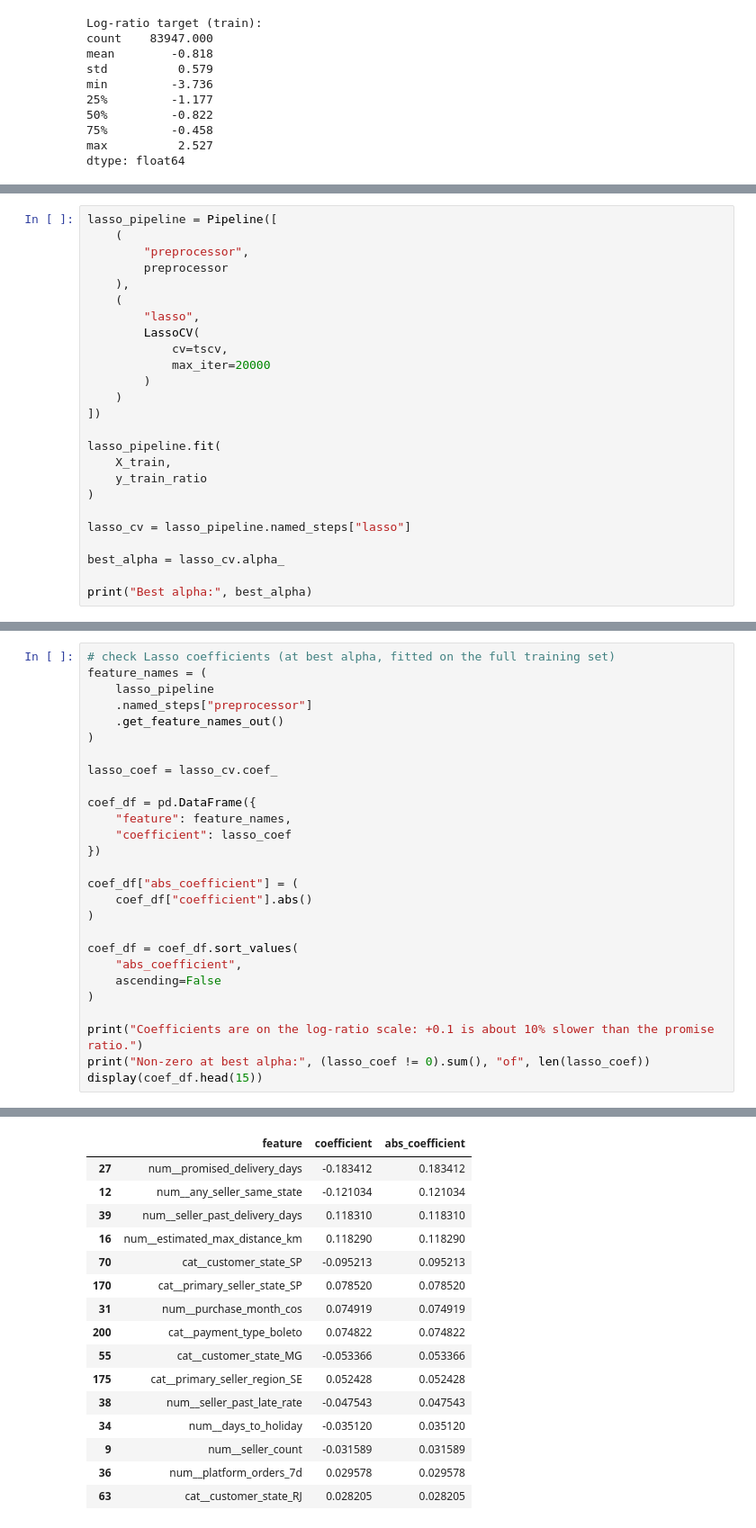
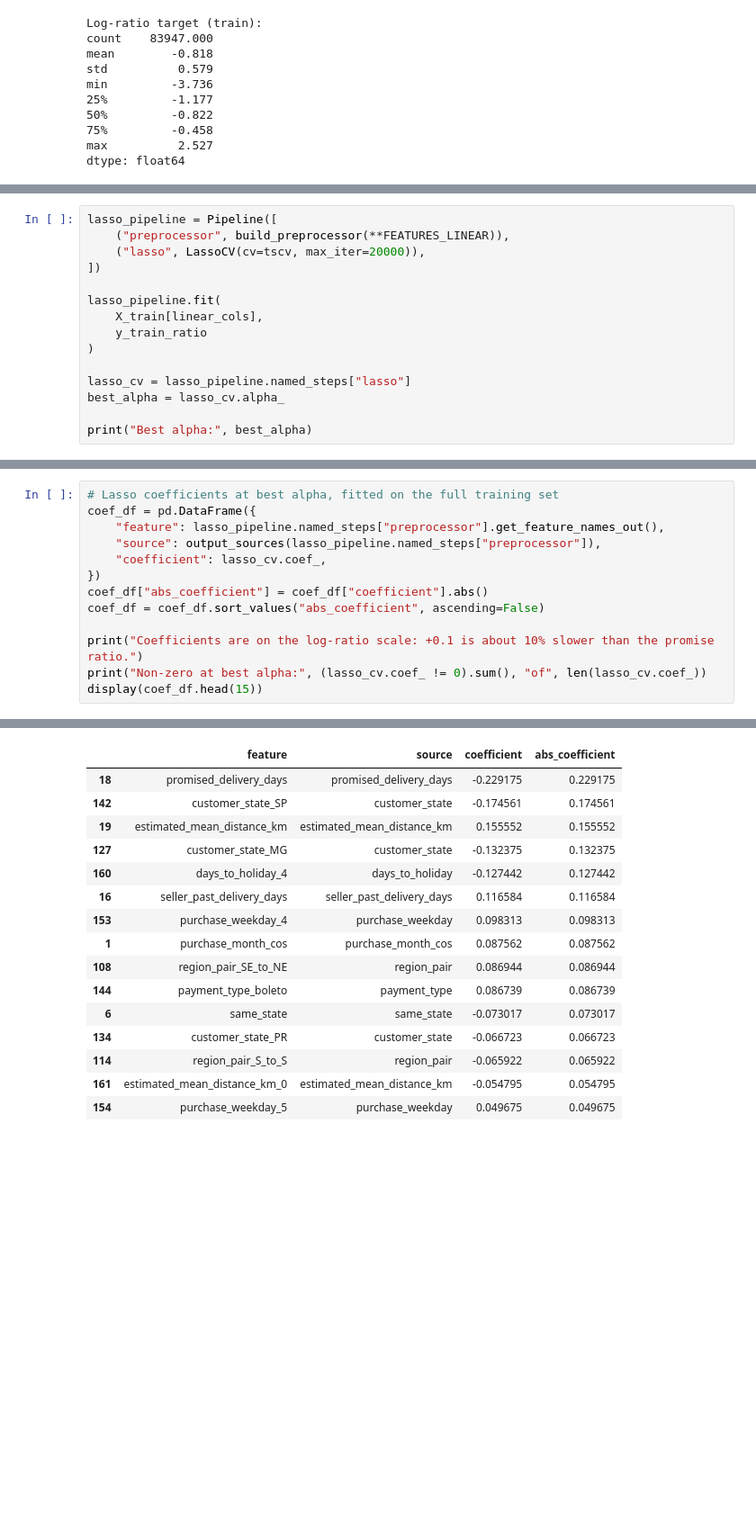
Before and after one commit to zhuamnq/Team2_IT5006_Ecommerce_Analytics_AY2627Sem1, a Jupyter notebook: notebooks/03c_feature_selection.ipynb, the cells around one changed output, grey strips where cells are left out. Shown at 90% size. Saved outputs shown, nothing was run; the diff lists cells and outputs as text; blank space fills up the shorter version.

```diff
--- a/notebooks/03c_feature_selection.ipynb
+++ b/notebooks/03c_feature_selection.ipynb
@@ -406,25 +252,15 @@ The one-standard-error alpha (largest alpha within one standard error of the bes
 # %%
 lasso_pipeline = Pipeline([
-    (
-        "preprocessor",
-        preprocessor
-    ),
-    (
-        "lasso",
-        LassoCV(
-            cv=tscv,
-            max_iter=20000
-        )
-    )
+    ("preprocessor", build_preprocessor(**FEATURES_LINEAR)),
+    ("lasso", LassoCV(cv=tscv, max_iter=20000)),
 ])
 
 lasso_pipeline.fit(
-    X_train,
+    X_train[linear_cols],
     y_train_ratio
 )
 
 lasso_cv = lasso_pipeline.named_steps["lasso"]
-
 best_alpha = lasso_cv.alpha_
 
 print("Best alpha:", best_alpha)
@@ -433,29 +269,15 @@ Best alpha: 0.004061171534340354
 # %%
-# check Lasso coefficients (at best alpha, fitted on the full training set)
-feature_names = (
-    lasso_pipeline
-    .named_steps["preprocessor"]
-    .get_feature_names_out()
-)
-
-lasso_coef = lasso_cv.coef_
-
+# Lasso coefficients at best alpha, fitted on the full training set
 coef_df = pd.DataFrame({
-    "feature": feature_names,
-    "coefficient": lasso_coef
+    "feature": lasso_pipeline.named_steps["preprocessor"].get_feature_names_out(),
+    "source": output_sources(lasso_pipeline.named_steps["preprocessor"]),
+    "coefficient": lasso_cv.coef_,
 })
-
-coef_df["abs_coefficient"] = (
-    coef_df["coefficient"].abs()
-)
-
-coef_df = coef_df.sort_values(
-    "abs_coefficient",
-    ascending=False
-)
+coef_df["abs_coefficient"] = coef_df["coefficient"].abs()
+coef_df = coef_df.sort_values("abs_coefficient", ascending=False)
 
 print("Coefficients are on the log-ratio scale: +0.1 is about 10% slower than the promise ratio.")
-print("Non-zero at best alpha:", (lasso_coef != 0).sum(), "of", len(lasso_coef))
+print("Non-zero at best alpha:", (lasso_cv.coef_ != 0).sum(), "of", len(lasso_cv.coef_))
 display(coef_df.head(15))
 # %% [output]
 Coefficients are on the log-ratio scale: +0.1 is about 10% slower than the promise ratio.
@@ -463,17 +285,17 @@ Non-zero at best alpha: 42 of 204
-|  | feature | coefficient | abs_coefficient |
-| 27 | num__promised_delivery_days | -0.183412 | 0.183412 |
-| 12 | num__any_seller_same_state | -0.121034 | 0.121034 |
-| 39 | num__seller_past_delivery_days | 0.118310 | 0.118310 |
-| 16 | num__estimated_max_distance_km | 0.118290 | 0.118290 |
-| 70 | cat__customer_state_SP | -0.095213 | 0.095213 |
-| 170 | cat__primary_seller_state_SP | 0.078520 | 0.078520 |
-| 31 | num__purchase_month_cos | 0.074919 | 0.074919 |
-| 200 | cat__payment_type_boleto | 0.074822 | 0.074822 |
-| 55 | cat__customer_state_MG | -0.053366 | 0.053366 |
-| 175 | cat__primary_seller_region_SE | 0.052428 | 0.052428 |
-| 38 | num__seller_past_late_rate | -0.047543 | 0.047543 |
-| 34 | num__days_to_holiday | -0.035120 | 0.035120 |
-| 9 | num__seller_count | -0.031589 | 0.031589 |
-| 36 | num__platform_orders_7d | 0.029578 | 0.029578 |
-| 63 | cat__customer_state_RJ | 0.028205 | 0.028205 |
+|  | feature | source | coefficient | abs_coefficient |
+| 18 | promised_delivery_days | promised_delivery_days | -0.229175 | 0.229175 |
+| 142 | customer_state_SP | customer_state | -0.174561 | 0.174561 |
+| 19 | estimated_mean_distance_km | estimated_mean_distance_km | 0.155552 | 0.155552 |
+| 127 | customer_state_MG | customer_state | -0.132375 | 0.132375 |
+| 160 | days_to_holiday_4 | days_to_holiday | -0.127442 | 0.127442 |
+| 16 | seller_past_delivery_days | seller_past_delivery_days | 0.116584 | 0.116584 |
+| 153 | purchase_weekday_4 | purchase_weekday | 0.098313 | 0.098313 |
+| 1 | purchase_month_cos | purchase_month_cos | 0.087562 | 0.087562 |
+| 108 | region_pair_SE_to_NE | region_pair | 0.086944 | 0.086944 |
+| 144 | payment_type_boleto | payment_type | 0.086739 | 0.086739 |
+| 6 | same_state | same_state | -0.073017 | 0.073017 |
+| 134 | customer_state_PR | customer_state | -0.066723 | 0.066723 |
+| 114 | region_pair_S_to_S | region_pair | -0.065922 | 0.065922 |
+| 161 | estimated_mean_distance_km_0 | estimated_mean_distance_km | -0.054795 | 0.054795 |
+| 154 | purchase_weekday_5 | purchase_weekday | 0.049675 | 0.049675 |
 # %% [markdown]
```
Also changed, not shown: parts of 26 cells of this notebook, 7 other files.
